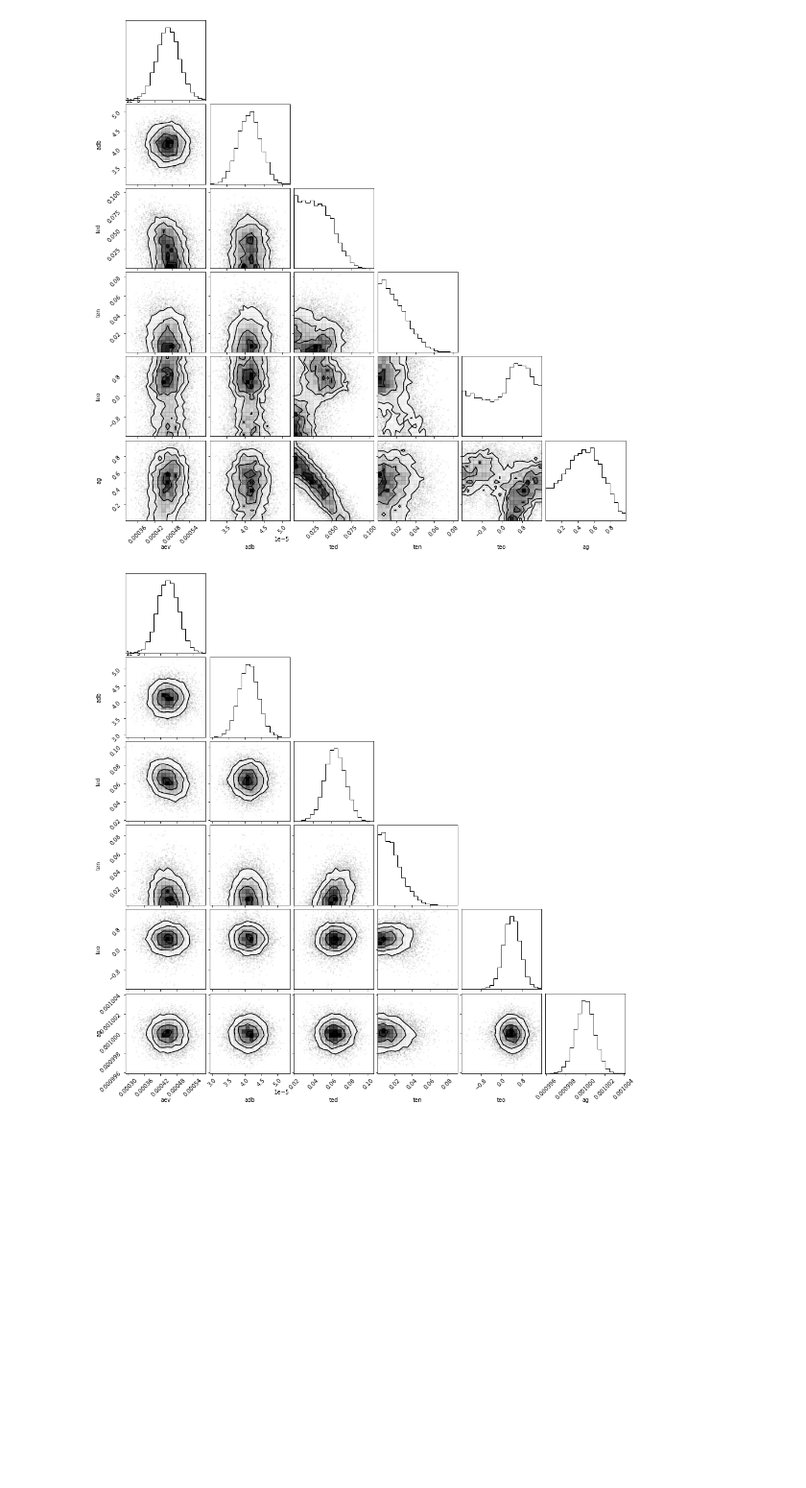
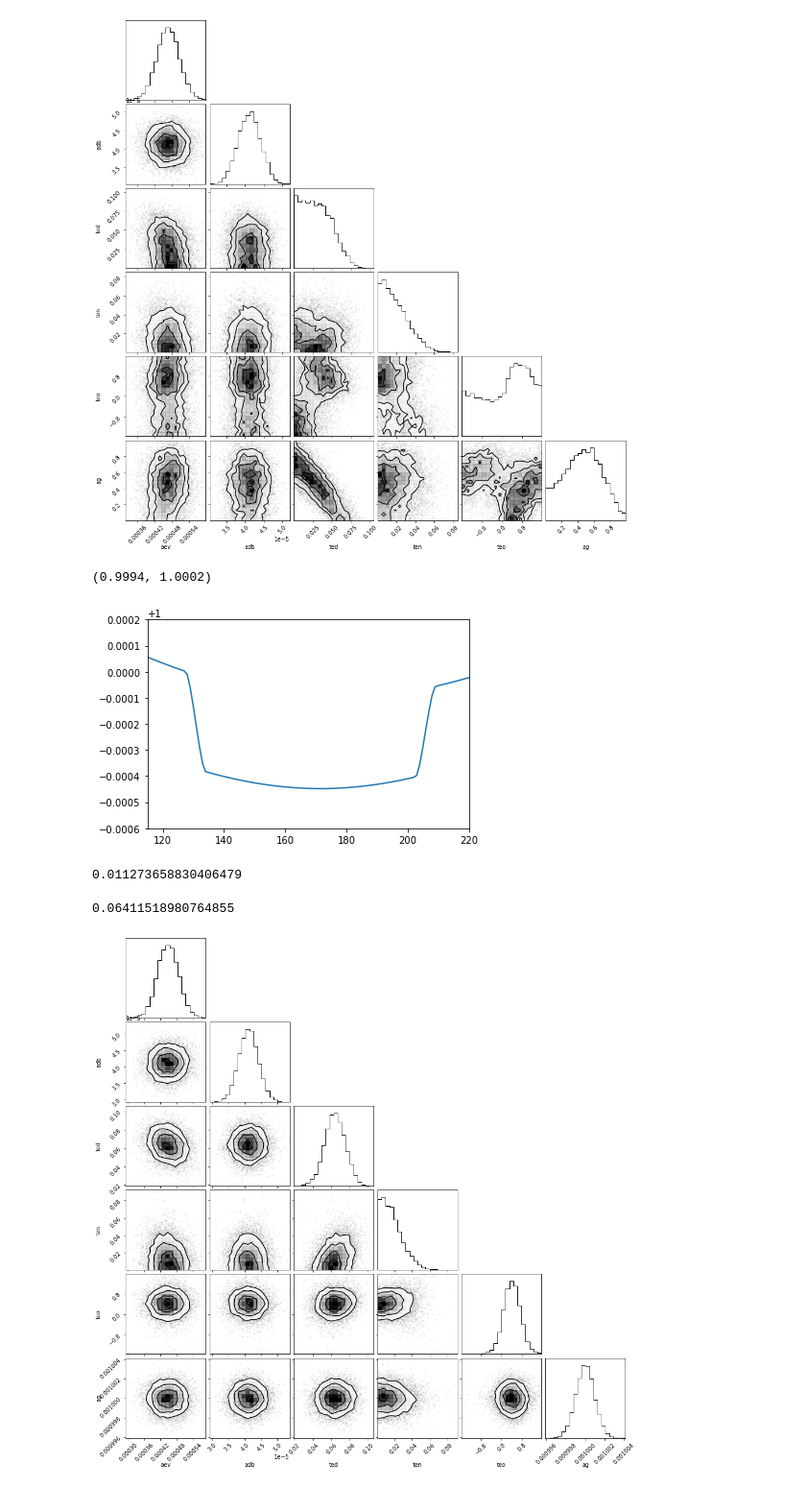
Before and after one commit to hpparvi/cheops_kelt_1, a Jupyter notebook: 01d_tess_result_overview.ipynb, the cells around one changed output. Shown at 96% size. Drawn from its saved outputs; the diff is of its cells as text; code cells hidden in the pictures; blank space fills up the shorter version.

```diff
--- a/01d_tess_result_overview.ipynb
+++ b/01d_tess_result_overview.ipynb
@@ -23,3 +26,5 @@ lpf = K1TESSLPF('KELT-1b-TESS', 'data', tic, zero_epoch.n, period.n, trdur=0.2,
+# %%
+lpf = K1TESSLPF('')
 # %%
 dfa = read_mcmc('KELT-1b-TESS-a-unconstrained.nc')
 dfb = read_mcmc('KELT-1b-TESS-b-emission-only.nc')
@@ -53,6 +58,23 @@ corner(dfa.iloc[:,[2,3,6]], labels=dfa.columns[[2,3,6]]);
 corner(dfa.iloc[:,7:13], labels=dfa.columns[7:13]);
 # %% [output]
 [figure]
+# %%
+pv = dfb.median()
+# %%
+plot(lpf.transit_model(pv))
+xlim(115,220)
+ylim(0.9994, 1.0002)
+# %% [output]
+(0.9994, 1.0002)
+[figure, added]
+# %%
+dfb.ted.std()
+# %% [output]
+0.011273658830406479
+# %%
+dfb.ted.median()
+# %% [output]
+0.06411518980764855
 # %%
 corner(dfb.iloc[:,7:13], labels=dfb.columns[7:13]);
 # %% [output]
```
Also changed, not shown: parts of 2 cells of this notebook, 12 other files.
